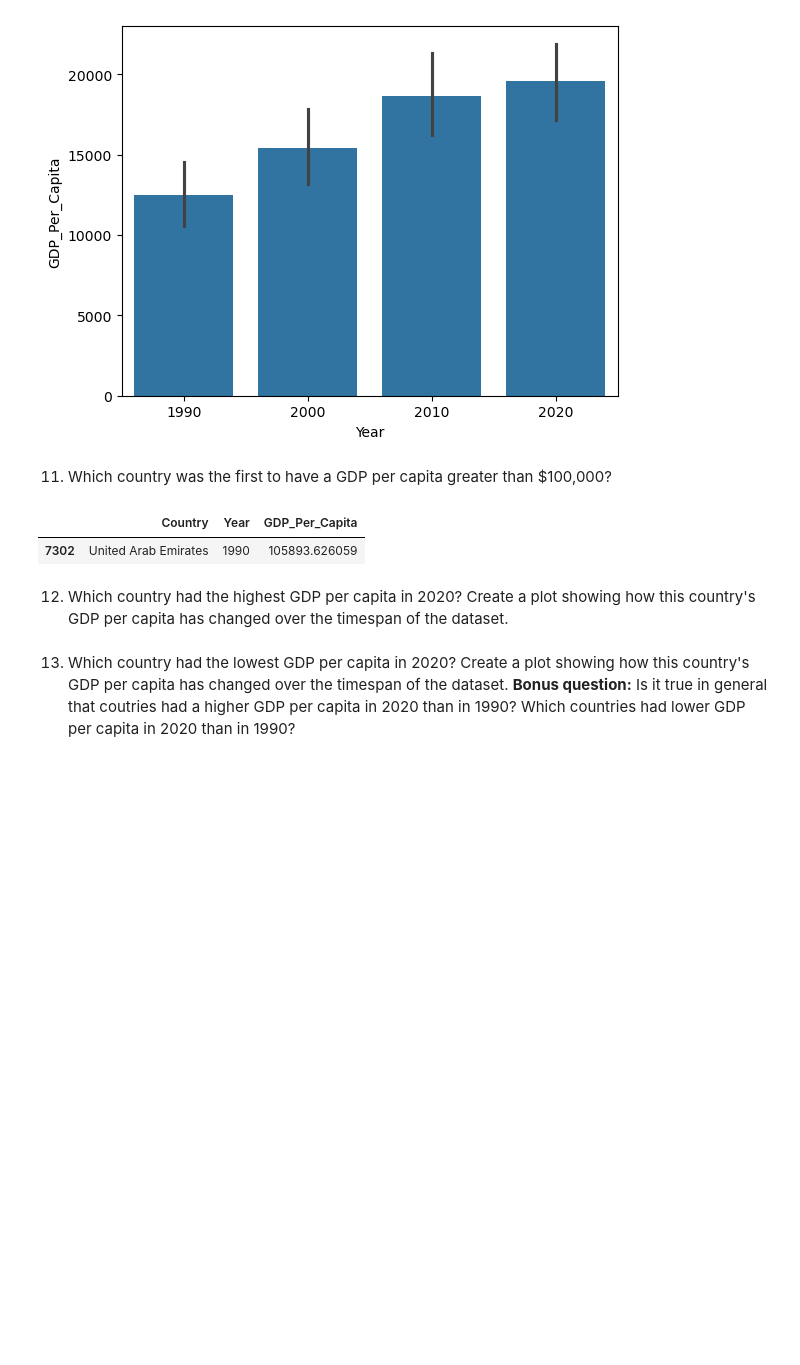
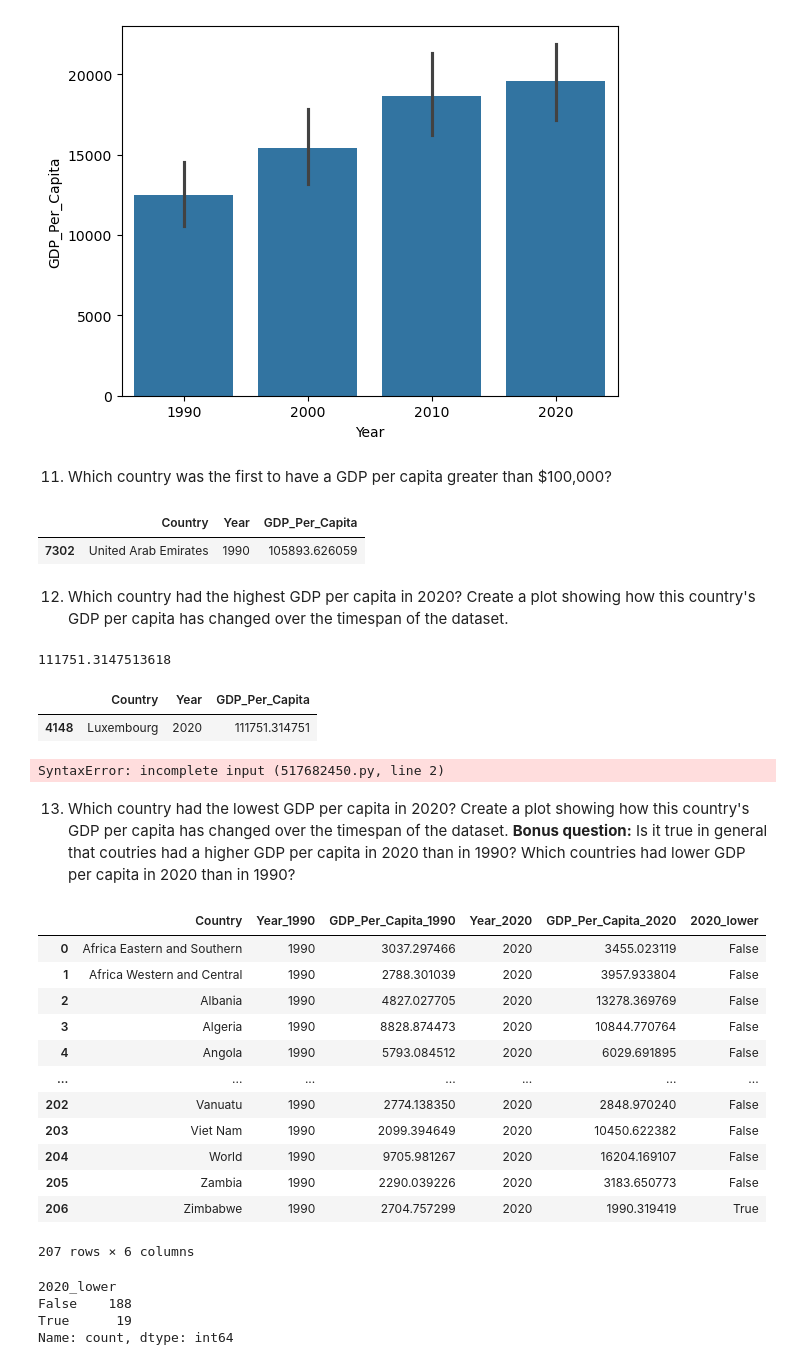
Before and after one commit to NSS-Data-Analytics-Cohort-12/un-python-jessbonillac, a Jupyter notebook: notebooks/Un.ipynb, the cells around one changed output. Cells and saved outputs as stored; diff of their text form; code cells hidden in the pictures; blank space fills up the shorter version.

```diff
--- a/notebooks/Un.ipynb
+++ b/notebooks/Un.ipynb
@@ -157,5 +215,20 @@ gdp_df[gdp_df["GDP_Per_Capita"] > 100000].sort_values("Year")[:1]
 | 7302 | United Arab Emirates | 1990 | 105893.626059 |
 # %% [markdown]
 12. Which country had the highest GDP per capita in 2020? Create a plot showing how this country's GDP per capita has changed over the timespan of the dataset.
+# %%
+max_gdp_2020 =  GDP_2020['GDP_Per_Capita'].max()
+max_gdp_2020
+# %% [output]
+111751.3147513618
+# %%
+GDP_2020[GDP_2020['GDP_Per_Capita'] == max_gdp_2020]
+# %% [output]
+|  | Country | Year | GDP_Per_Capita |
+| 4148 | Luxembourg | 2020 | 111751.314751 |
+# %%
+top_country = gdp_df[gdp_df['year'] == 2020].nlargest(1, 'GDP_Per_Capita')['Country'].tolist()[0]
+gdp_df[gdp_df['Country']== top_country].plot(x = 'Year', y =
+# %% [output]
+SyntaxError: incomplete input (517682450.py, line 2)
 # %% [markdown]
 13. Which country had the lowest GDP per capita in 2020? Create a plot showing how this country's GDP per capita has changed over the timespan of the dataset. **Bonus question:** Is it true in general that coutries had a higher GDP per capita in 2020 than in 1990? Which countries had lower GDP per capita in 2020 than in 1990?
@@ -161,0 +237,32 @@ gdp_df[gdp_df["GDP_Per_Capita"] > 100000].sort_values("Year")[:1]
+# %%
+#bonus
+gdp_comparison = pd.merge(
+    left = gdp_df[gdp_df['Year'] == 1990],
+    right = gdp_df[gdp_df['Year'] == 2020],
+    on = 'Country',
+    suffixes = ['_1990', '_2020']
+)
+
+gdp_comparison['2020_lower'] = gdp_comparison['GDP_Per_Capita_2020'] <  gdp_comparison['GDP_Per_Capita_1990']
+gdp_comparison
+# %% [output]
+|  | Country | Year_1990 | GDP_Per_Capita_1990 | Year_2020 | GDP_Per_Capita_2020 | 2020_lower |
+| 0 | Africa Eastern and Southern | 1990 | 3037.297466 | 2020 | 3455.023119 | False |
+| 1 | Africa Western and Central | 1990 | 2788.301039 | 2020 | 3957.933804 | False |
+| 2 | Albania | 1990 | 4827.027705 | 2020 | 13278.369769 | False |
+| 3 | Algeria | 1990 | 8828.874473 | 2020 | 10844.770764 | False |
+| 4 | Angola | 1990 | 5793.084512 | 2020 | 6029.691895 | False |
+| ... | ... | ... | ... | ... | ... | ... |
+| 202 | Vanuatu | 1990 | 2774.138350 | 2020 | 2848.970240 | False |
+| 203 | Viet Nam | 1990 | 2099.394649 | 2020 | 10450.622382 | False |
+| 204 | World | 1990 | 9705.981267 | 2020 | 16204.169107 | False |
+| 205 | Zambia | 1990 | 2290.039226 | 2020 | 3183.650773 | False |
+| 206 | Zimbabwe | 1990 | 2704.757299 | 2020 | 1990.319419 | True |
+207 rows × 6 columns
+# %%
+gdp_comparison['2020_lower'].value_counts()
+# %% [output]
+2020_lower
+False    188
+True      19
+Name: count, dtype: int64
```
Also changed, not shown: parts of 25 cells of this notebook.
